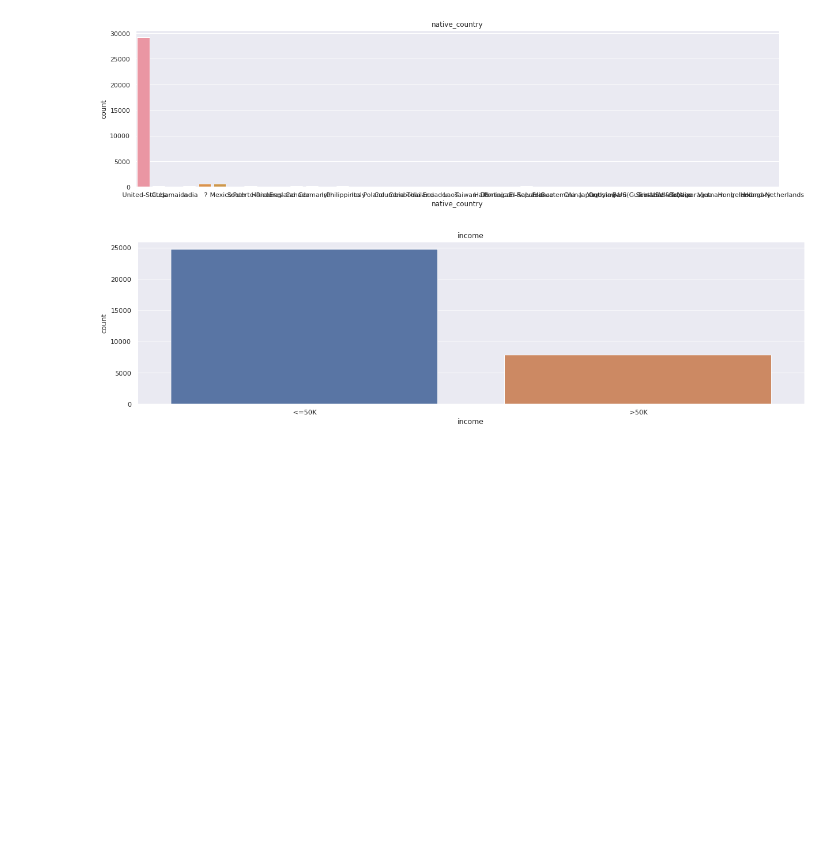
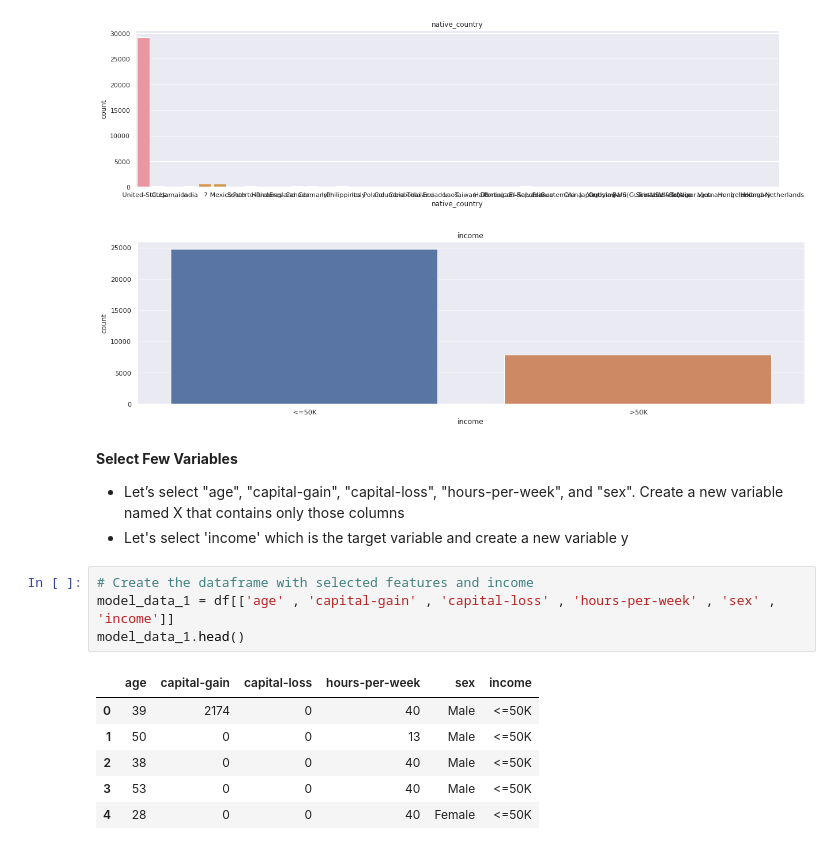
Before and after one commit to ravi260372/Data_Science_Python, a Jupyter notebook: Income_Prediction_RF_Code_Academy.ipynb, the cells around one changed output. Saved outputs shown, nothing was run; the diff lists cells and outputs as text; blank space fills up the shorter version.

```diff
--- a/Income_Prediction_RF_Code_Academy.ipynb
+++ b/Income_Prediction_RF_Code_Academy.ipynb
@@ -230,3 +230,18 @@ for i in df_cat.columns:
 [figure]
 [figure]
 [figure]
+# %% [markdown]
+**Select Few Variables**
+* Let’s select "age", "capital-gain", "capital-loss", "hours-per-week", and "sex". Create a new variable named X that contains only those columns
+* Let's select 'income' which is the target variable and create a new variable y
+# %%
+# Create the dataframe with selected features and income
+model_data_1 = df[['age' , 'capital-gain' , 'capital-loss' , 'hours-per-week' , 'sex' , 'income']]
+model_data_1.head()
+# %% [output]
+|  | age | capital-gain | capital-loss | hours-per-week | sex | income |
+| 0 | 39 | 2174 | 0 | 40 | Male | <=50K |
+| 1 | 50 | 0 | 0 | 13 | Male | <=50K |
+| 2 | 38 | 0 | 0 | 40 | Male | <=50K |
+| 3 | 53 | 0 | 0 | 40 | Male | <=50K |
+| 4 | 28 | 0 | 0 | 40 | Female | <=50K |
```
Also changed, not shown: parts of 15 cells of this notebook.
